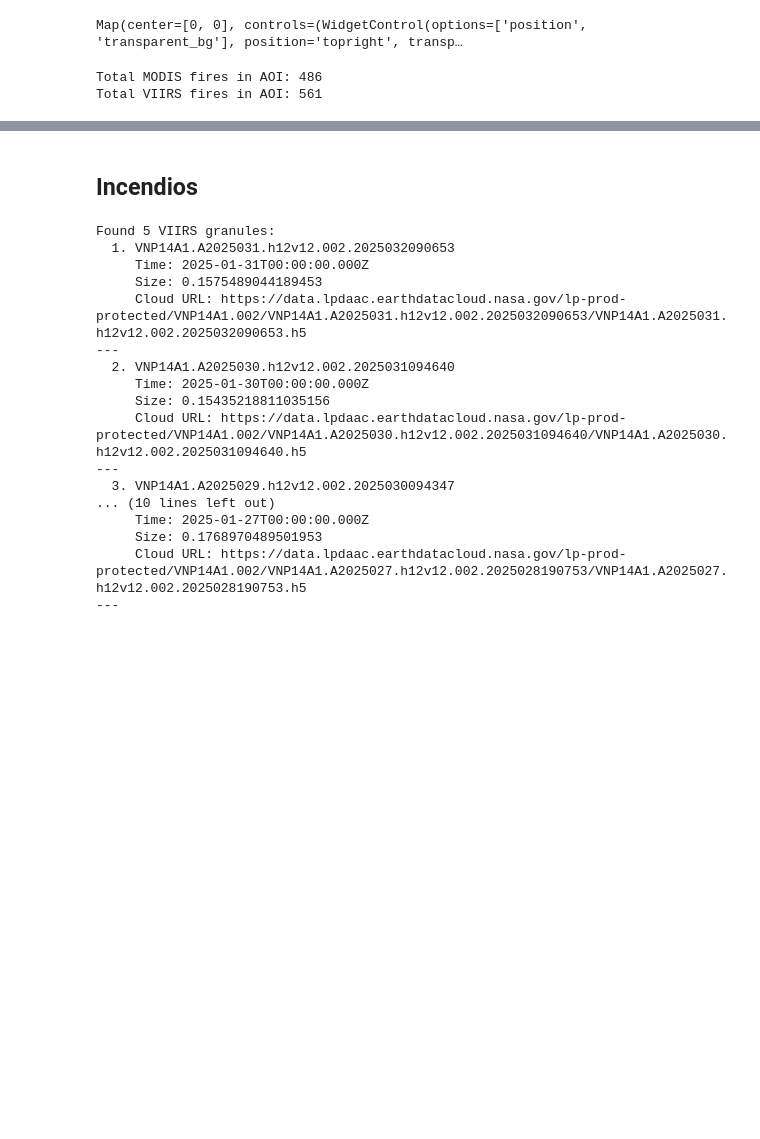
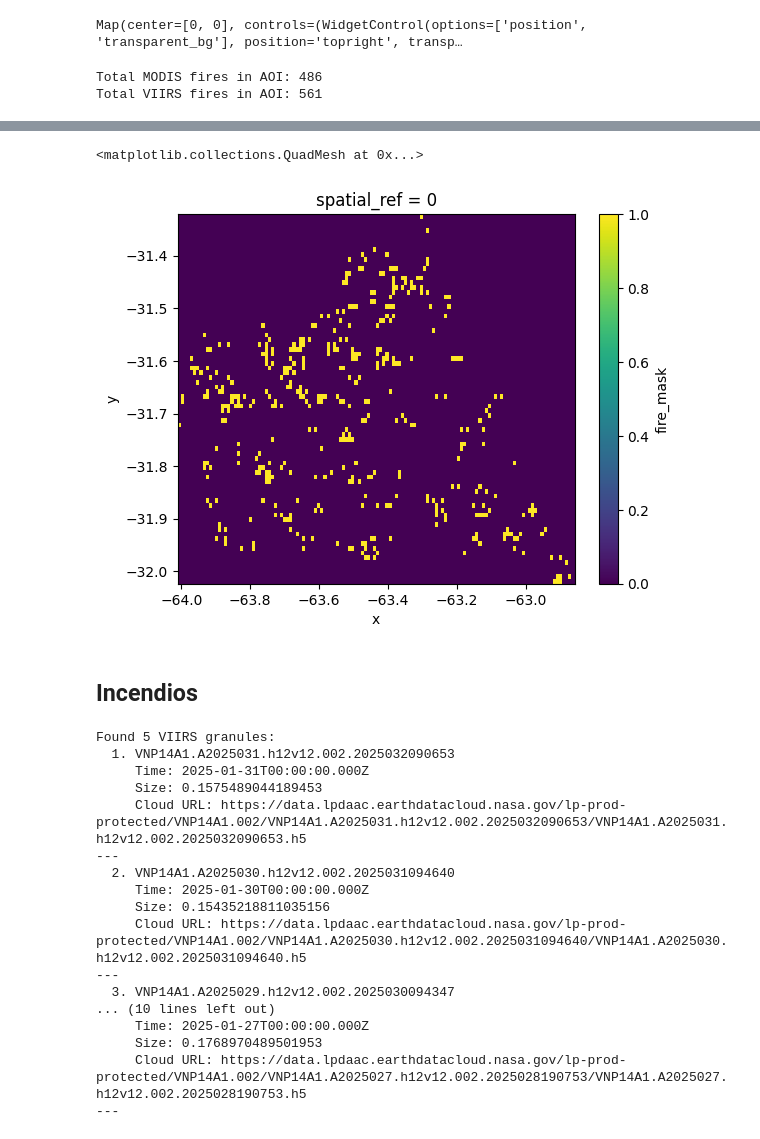
Before and after one commit to nlebovits/ciut-riesgo, a Jupyter notebook: villa-del-rosario.ipynb, the cells around one changed output, grey strips where cells are left out. Drawn from its saved outputs; the diff is of its cells as text; code cells hidden in the pictures; blank space fills up the shorter version.

```diff
--- a/villa-del-rosario.ipynb
+++ b/villa-del-rosario.ipynb
@@ -256,0 +543,5 @@ aoi = aoi.to_crs(USE_CRS)
+# %%
+modis_mask.plot()
+# %% [output]
+<matplotlib.collections.QuadMesh at 0x...>
+[figure, added]
```
Also changed, not shown: parts of 14 cells of this notebook.
